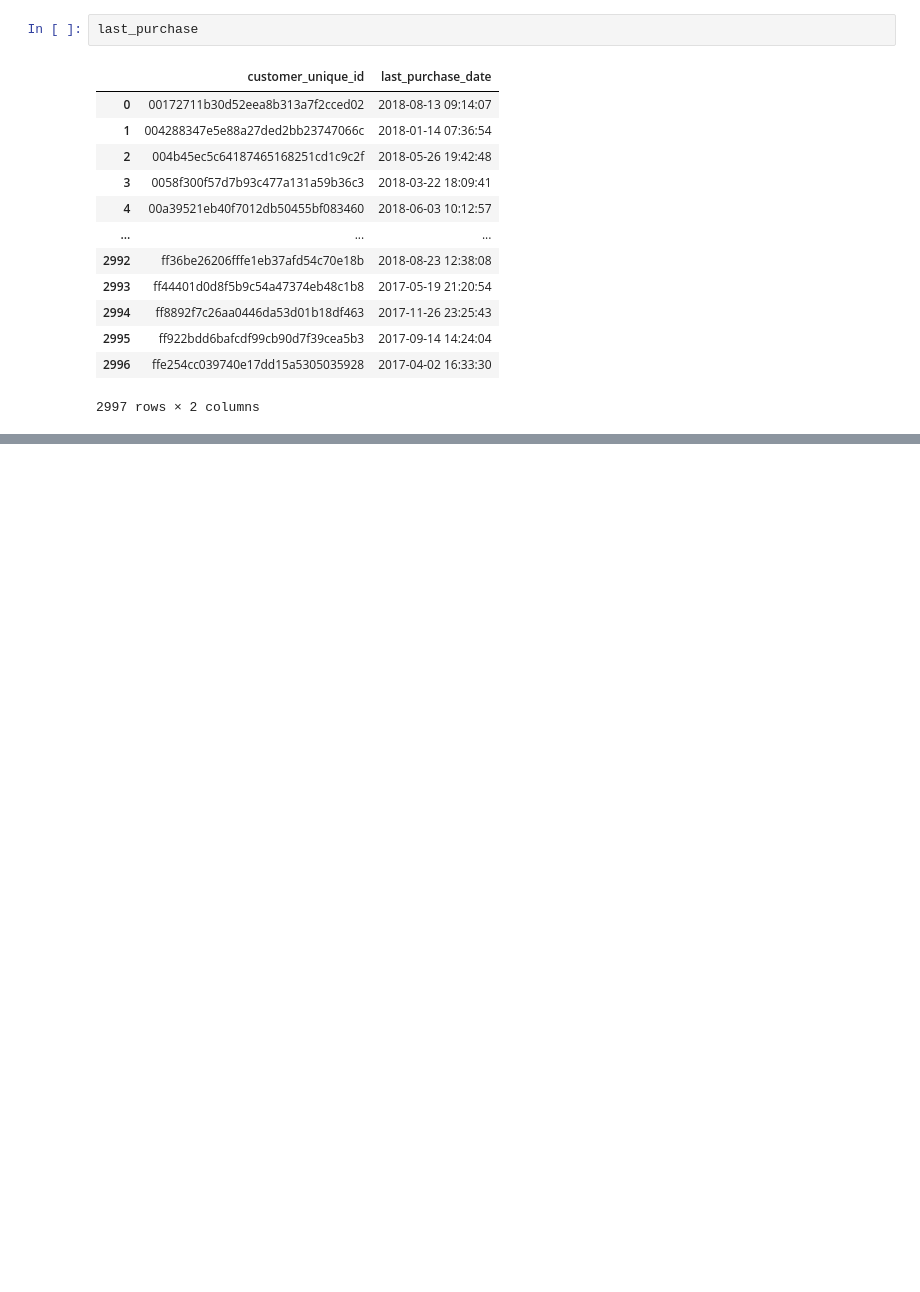
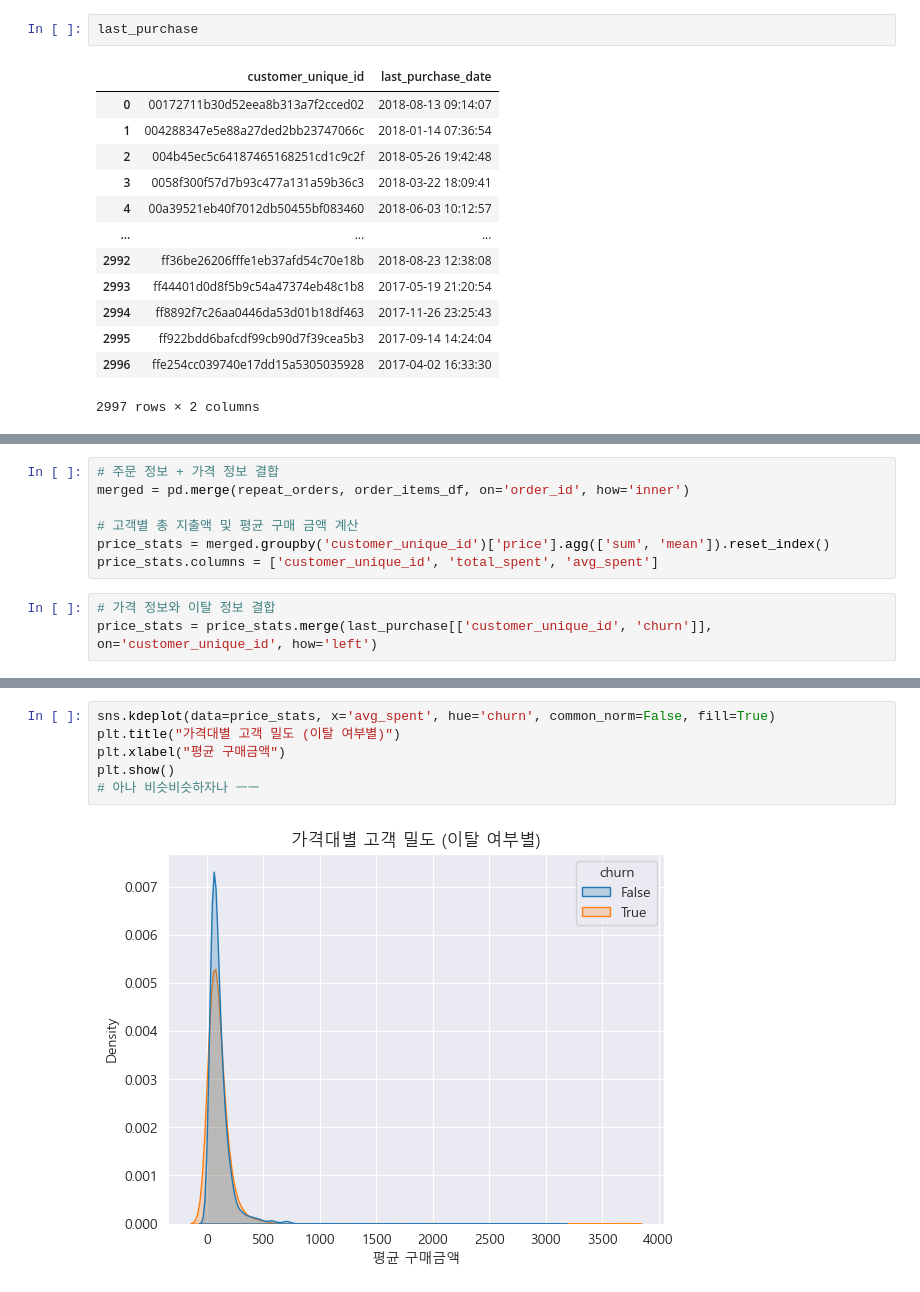
Before and after one commit to jinijini20/SKN14-2nd-5Team, a Jupyter notebook: JenoJungKyu/reprice.ipynb, the cells around one changed output, grey strips where cells are left out. Saved outputs shown, nothing was run; the diff lists cells and outputs as text; blank space fills up the shorter version.

```diff
--- a/JenoJungKyu/reprice.ipynb
+++ b/JenoJungKyu/reprice.ipynb
@@ -232,0 +271,10 @@ print(last_purchase.head())
+# %%
+# 주문 정보 + 가격 정보 결합
+merged = pd.merge(repeat_orders, order_items_df, on='order_id', how='inner')
+
+# 고객별 총 지출액 및 평균 구매 금액 계산
+price_stats = merged.groupby('customer_unique_id')['price'].agg(['sum', 'mean']).reset_index()
+price_stats.columns = ['customer_unique_id', 'total_spent', 'avg_spent']
+# %%
+# 가격 정보와 이탈 정보 결합
+price_stats = price_stats.merge(last_purchase[['customer_unique_id', 'churn']], on='customer_unique_id', how='left')
@@ -232,0 +296,8 @@ print(last_purchase.head())
+# %%
+sns.kdeplot(data=price_stats, x='avg_spent', hue='churn', common_norm=False, fill=True)
+plt.title("가격대별 고객 밀도 (이탈 여부별)")
+plt.xlabel("평균 구매금액")
+plt.show()
+# 아나 비슷비슷하자나 ㅡㅡ
+# %% [output]
+[figure, added]
```
Also changed, not shown: parts of 9 cells of this notebook.
